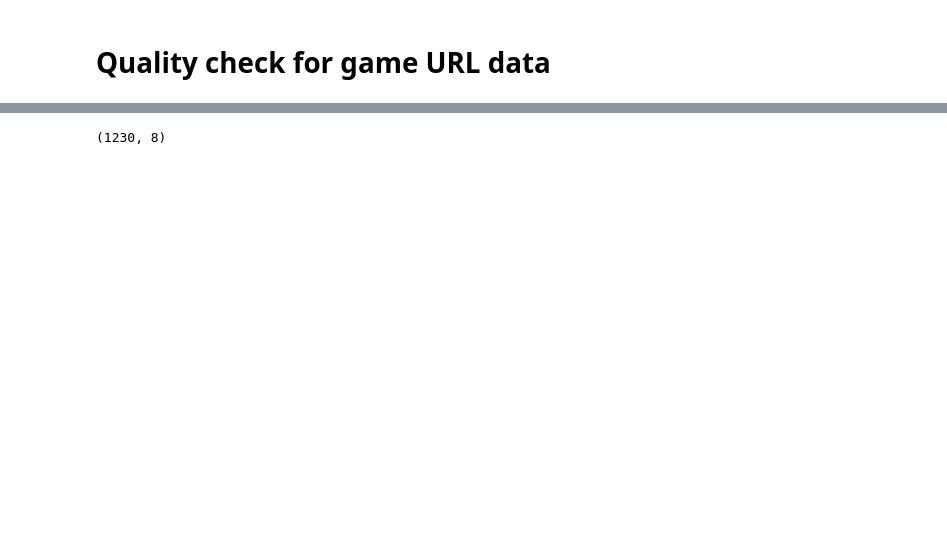
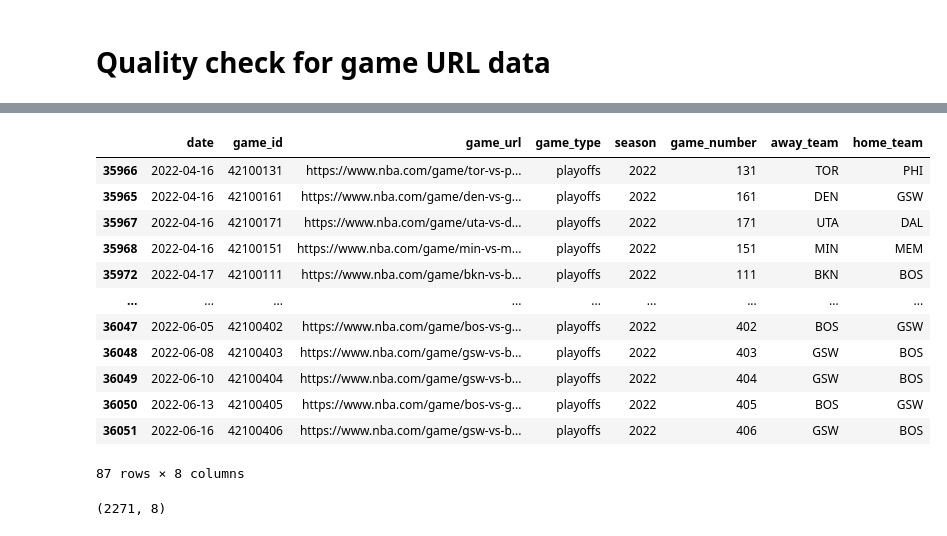
Before and after one commit to brendanwilliam/basketball-shotplot-data, a Jupyter notebook: src/data/scripts/gameurls.ipynb, the cells around one changed output, grey strips where cells are left out. Saved outputs shown, nothing was run; the diff lists cells and outputs as text; code cells hidden in the pictures; blank space fills up the shorter version.

Commit message:
Finished getting all game IDs.

```diff
--- a/src/data/scripts/gameurls.ipynb
+++ b/src/data/scripts/gameurls.ipynb
@@ -318,5 +318,5 @@ Game date 2024-12-05,    Retrieved: 2024-12-07 15:12:47
 # %%
-fp = '../about/missing_regseason_game_ids.csv'
+fp = '../about/missing_playoff_game_ids.csv'
 df = pd.read_csv(fp)
 
 df = add_game_metadata(df)
@@ -325,7 +325,7 @@ df.to_csv(fp, index=False)
 
 # Merge the two dataframes
 fp1 = '../about/game_ids.csv'
-fp2 = '../about/missing_regseason_game_ids.csv'
+fp2 = '../about/missing_playoff_game_ids.csv'
 
 df1 = pd.read_csv(fp1)
 df2 = pd.read_csv(fp2)
@@ -344,7 +344,28 @@ df = df.sort_values('date')
 df.to_csv('../about/game_ids.csv', index=False)
 # %%
 # Check for missing values
-df2024 = df[(df['season'] == 2022) & (df['game_type'] == 'regular')]
-df2024.shape
+df2024 = df[(df['season'] == 2022) & (df['game_type'] == 'playoffs')]
+df2024
 # %% [output]
+|  | date | game_id | game_url | game_type | season | game_number | away_team | home_team |
+| 35966 | 2022-04-16 | 42100131 | https://www.nba.com/game/tor-vs-p... | playoffs | 2022 | 131 | TOR | PHI |
+| 35965 | 2022-04-16 | 42100161 | https://www.nba.com/game/den-vs-g... | playoffs | 2022 | 161 | DEN | GSW |
+| 35967 | 2022-04-16 | 42100171 | https://www.nba.com/game/uta-vs-d... | playoffs | 2022 | 171 | UTA | DAL |
+| 35968 | 2022-04-16 | 42100151 | https://www.nba.com/game/min-vs-m... | playoffs | 2022 | 151 | MIN | MEM |
+| 35972 | 2022-04-17 | 42100111 | https://www.nba.com/game/bkn-vs-b... | playoffs | 2022 | 111 | BKN | BOS |
+| ... | ... | ... | ... | ... | ... | ... | ... | ... |
+| 36047 | 2022-06-05 | 42100402 | https://www.nba.com/game/bos-vs-g... | playoffs | 2022 | 402 | BOS | GSW |
+| 36048 | 2022-06-08 | 42100403 | https://www.nba.com/game/gsw-vs-b... | playoffs | 2022 | 403 | GSW | BOS |
+| 36049 | 2022-06-10 | 42100404 | https://www.nba.com/game/gsw-vs-b... | playoffs | 2022 | 404 | GSW | BOS |
+| 36050 | 2022-06-13 | 42100405 | https://www.nba.com/game/bos-vs-g... | playoffs | 2022 | 405 | BOS | GSW |
+| 36051 | 2022-06-16 | 42100406 | https://www.nba.com/game/gsw-vs-b... | playoffs | 2022 | 406 | GSW | BOS |
-(1230, 8)
+87 rows × 8 columns
+# %%
+# Check total number of playoff games in each season
+fp = '../about/game_ids.csv'
+df = pd.read_csv(fp)
+df = df[df['game_type'] == 'playoffs']
+
+df.shape
+# %% [output]
+(2271, 8)
```
Also changed, not shown: parts of 10 cells of this notebook, 11 other files.
